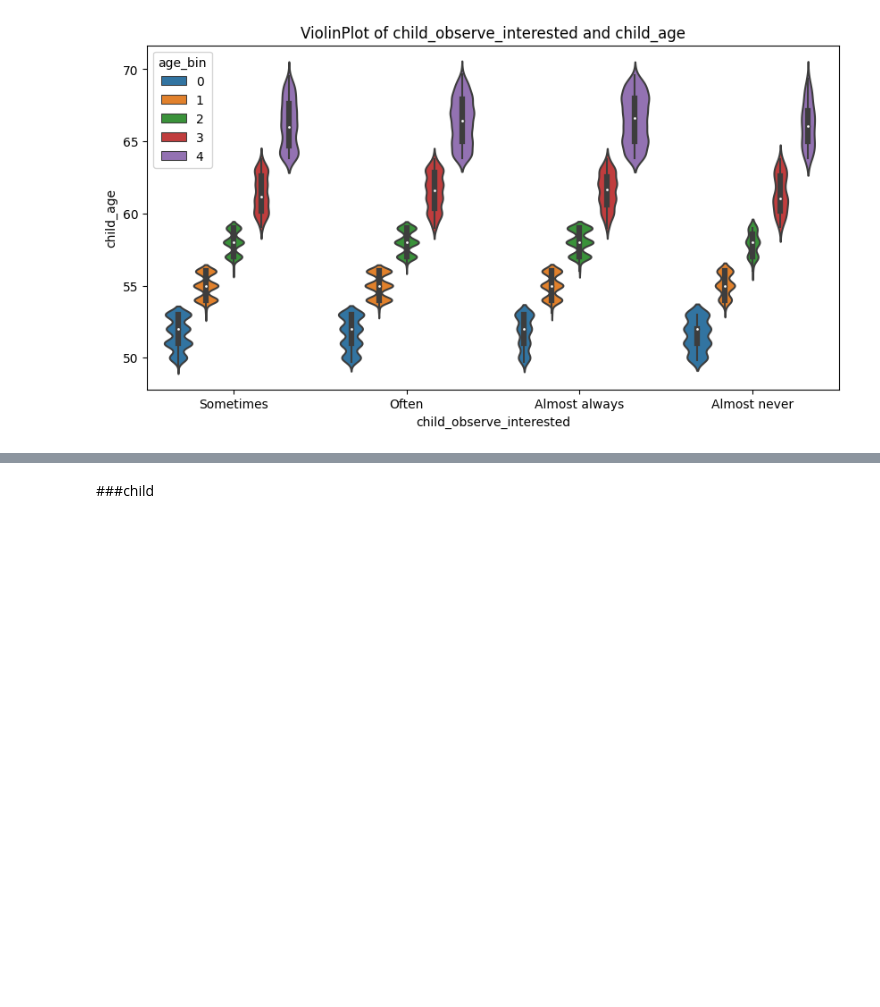
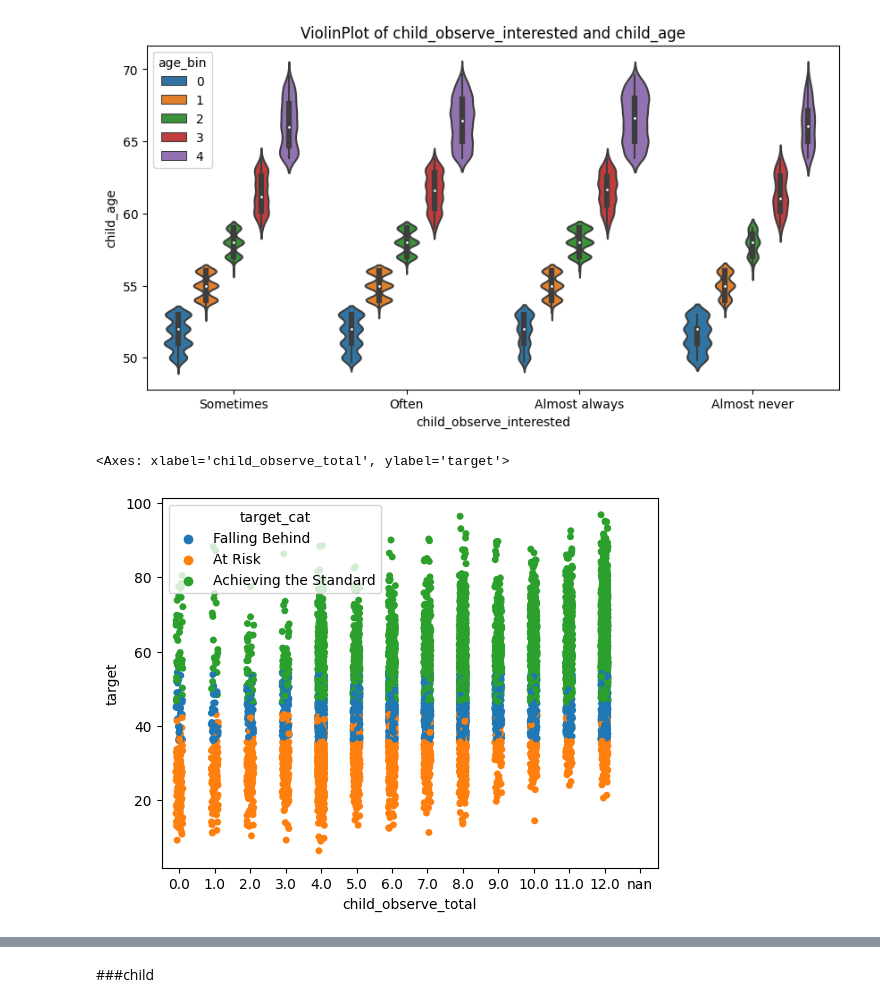
Before and after one commit to emms204/DataDrive2030-Early-Learning-Predictors-, a Jupyter notebook: DataDrive2030_Early_Learning_Predictors_Challenge.ipynb, the cells around one changed output, grey strips where cells are left out. Saved outputs shown, nothing was run; the diff lists cells and outputs as text; code cells hidden in the pictures; blank space fills up the shorter version.

```diff
--- a/DataDrive2030_Early_Learning_Predictors_Challenge.ipynb
+++ b/DataDrive2030_Early_Learning_Predictors_Challenge.ipynb
@@ -890,3 +892,8 @@ violinplot(x=Train['child_observe_interested'],y=Train['child_age'],hue=Train['a
 age_group 0 are more dominant in the Almost never category, this shows that older aged children tend to show more interest, diligence,
 concentration and attention, while younger aged children seem to be more carefree"""
 pass
+# %%
+sns.stripplot(x=Train['child_observe_total'],y=Train['target'],hue=Train['target_cat'],jitter=True)
+# %% [output]
+<Axes: xlabel='child_observe_total', ylabel='target'>
+[figure, added]
```
Also changed, not shown: parts of 37 cells of this notebook.
